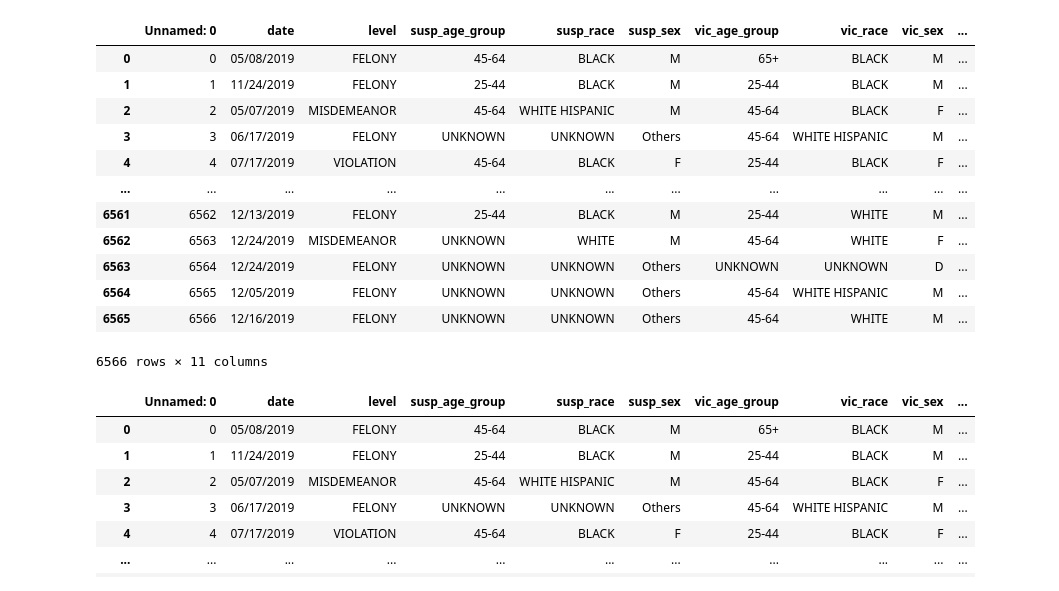
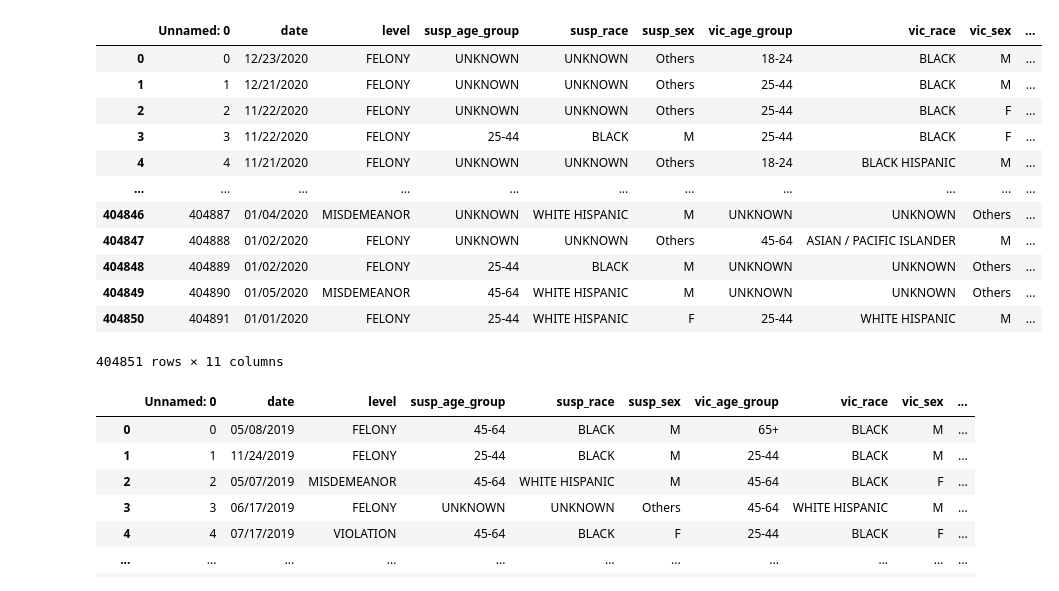
Before and after one commit to chengzegang/Relationship-between-Covid-19-and-Unlawful-Incidents-in-New-York-City, a Jupyter notebook: overview_part1.ipynb, the cells around one changed output. Saved outputs shown, nothing was run; the diff lists cells and outputs as text; code cells hidden in the pictures.

```diff
--- a/overview_part1.ipynb
+++ b/overview_part1.ipynb
@@ -11,21 +11,21 @@ import shapely.geometry as sgeo
 # %%
 nypd_complaint_2020 = pd.read_csv('data/nypd_complaint_2020_cleaned.csv')
 nypd_complaint_2019 = pd.read_csv('data/nypd_complaint_2019_cleaned.csv')
-nypd_complaint_2019
+nypd_complaint_2020
 # %% [output]
 |  | Unnamed: 0 | date | level | susp_age_group | susp_race | susp_sex | vic_age_group | vic_race | vic_sex | ... |
-| 0 | 0 | 05/08/2019 | FELONY | 45-64 | BLACK | M | 65+ | BLACK | M | ... |
-| 1 | 1 | 11/24/2019 | FELONY | 25-44 | BLACK | M | 25-44 | BLACK | M | ... |
-| 2 | 2 | 05/07/2019 | MISDEMEANOR | 45-64 | WHITE HISPANIC | M | 45-64 | BLACK | F | ... |
-| 3 | 3 | 06/17/2019 | FELONY | UNKNOWN | UNKNOWN | Others | 45-64 | WHITE HISPANIC | M | ... |
-| 4 | 4 | 07/17/2019 | VIOLATION | 45-64 | BLACK | F | 25-44 | BLACK | F | ... |
+| 0 | 0 | 12/23/2020 | FELONY | UNKNOWN | UNKNOWN | Others | 18-24 | BLACK | M | ... |
+| 1 | 1 | 12/21/2020 | FELONY | UNKNOWN | UNKNOWN | Others | 25-44 | BLACK | M | ... |
+| 2 | 2 | 11/22/2020 | FELONY | UNKNOWN | UNKNOWN | Others | 25-44 | BLACK | F | ... |
+| 3 | 3 | 11/22/2020 | FELONY | 25-44 | BLACK | M | 25-44 | BLACK | F | ... |
+| 4 | 4 | 11/21/2020 | FELONY | UNKNOWN | UNKNOWN | Others | 18-24 | BLACK HISPANIC | M | ... |
 | ... | ... | ... | ... | ... | ... | ... | ... | ... | ... | ... |
-| 6561 | 6562 | 12/13/2019 | FELONY | 25-44 | BLACK | M | 25-44 | WHITE | M | ... |
-| 6562 | 6563 | 12/24/2019 | MISDEMEANOR | UNKNOWN | WHITE | M | 45-64 | WHITE | F | ... |
-| 6563 | 6564 | 12/24/2019 | FELONY | UNKNOWN | UNKNOWN | Others | UNKNOWN | UNKNOWN | D | ... |
-| 6564 | 6565 | 12/05/2019 | FELONY | UNKNOWN | UNKNOWN | Others | 45-64 | WHITE HISPANIC | M | ... |
-| 6565 | 6566 | 12/16/2019 | FELONY | UNKNOWN | UNKNOWN | Others | 45-64 | WHITE | M | ... |
+| 404846 | 404887 | 01/04/2020 | MISDEMEANOR | UNKNOWN | WHITE HISPANIC | M | UNKNOWN | UNKNOWN | Others | ... |
+| 404847 | 404888 | 01/02/2020 | FELONY | UNKNOWN | UNKNOWN | Others | 45-64 | ASIAN / PACIFIC ISLANDER | M | ... |
+| 404848 | 404889 | 01/02/2020 | FELONY | 25-44 | BLACK | M | UNKNOWN | UNKNOWN | Others | ... |
+| 404849 | 404890 | 01/05/2020 | MISDEMEANOR | 45-64 | WHITE HISPANIC | M | UNKNOWN | UNKNOWN | Others | ... |
+| 404850 | 404891 | 01/01/2020 | FELONY | 25-44 | WHITE HISPANIC | F | 25-44 | WHITE HISPANIC | M | ... |
-6566 rows × 11 columns
+404851 rows × 11 columns
 # %%
 nypd_complaint_2019['geometry'] = nypd_complaint_2019.apply(lambda row: sgeo.Point(row.longitude, row.latitude), axis = 1)
 nypd_complaint_2020['geometry'] = nypd_complaint_2020.apply(lambda row: sgeo.Point(row.longitude, row.latitude), axis = 1)
```
Also changed, not shown: parts of 12 cells of this notebook, 12 other files.
